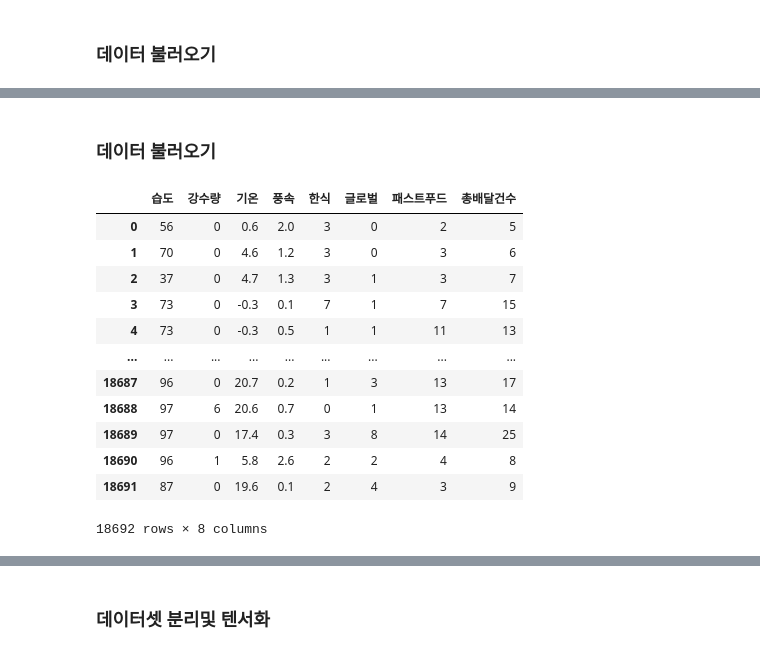
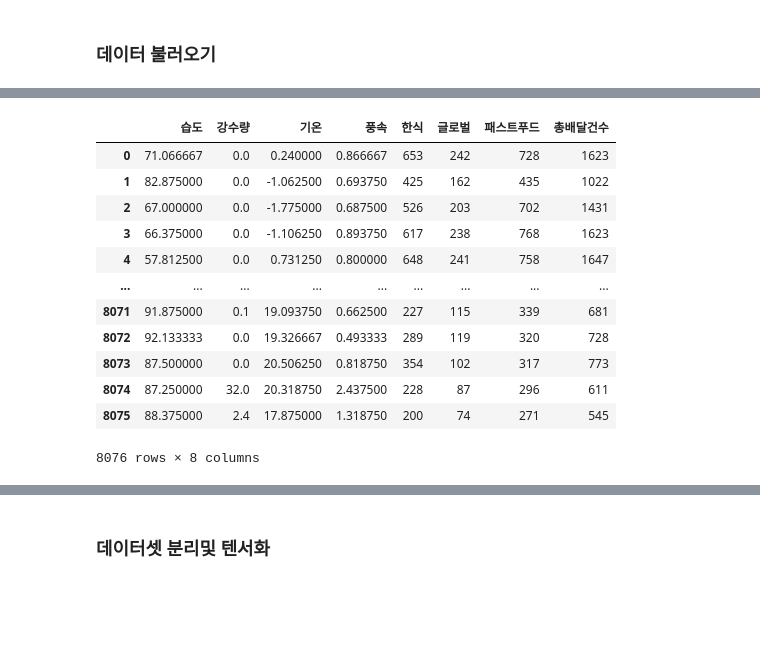
Before and after one commit to angelless00/KDT, a Jupyter notebook: 프로젝트/1024 배달현황/delivery copy.ipynb, the cells around one changed output, grey strips where cells are left out. Drawn from its saved outputs; the diff is of its cells as text; code cells hidden in the pictures; blank space fills up the shorter version.

```diff
--- a/프로젝트/1024 배달현황/delivery copy.ipynb
+++ b/프로젝트/1024 배달현황/delivery copy.ipynb
@@ -116,22 +87,19 @@ deliDF.to_csv('deli4.csv',index=False)
-# %% [markdown]
-### 데이터 불러오기
 # %%
-import pandas as pd
-deliDF=pd.read_csv('deli3.csv')
+deliDF=pd.read_csv('deli.csv')
 deliDF['총배달건수']=deliDF['한식']+deliDF['글로벌']+deliDF['패스트푸드']
 deliDF
 # %% [output]
 |  | 습도 | 강수량 | 기온 | 풍속 | 한식 | 글로벌 | 패스트푸드 | 총배달건수 |
-| 0 | 56 | 0 | 0.6 | 2.0 | 3 | 0 | 2 | 5 |
-| 1 | 70 | 0 | 4.6 | 1.2 | 3 | 0 | 3 | 6 |
-| 2 | 37 | 0 | 4.7 | 1.3 | 3 | 1 | 3 | 7 |
-| 3 | 73 | 0 | -0.3 | 0.1 | 7 | 1 | 7 | 15 |
-| 4 | 73 | 0 | -0.3 | 0.5 | 1 | 1 | 11 | 13 |
+| 0 | 71.066667 | 0.0 | 0.240000 | 0.866667 | 653 | 242 | 728 | 1623 |
+| 1 | 82.875000 | 0.0 | -1.062500 | 0.693750 | 425 | 162 | 435 | 1022 |
+| 2 | 67.000000 | 0.0 | -1.775000 | 0.687500 | 526 | 203 | 702 | 1431 |
+| 3 | 66.375000 | 0.0 | -1.106250 | 0.893750 | 617 | 238 | 768 | 1623 |
+| 4 | 57.812500 | 0.0 | 0.731250 | 0.800000 | 648 | 241 | 758 | 1647 |
 | ... | ... | ... | ... | ... | ... | ... | ... | ... |
-| 18687 | 96 | 0 | 20.7 | 0.2 | 1 | 3 | 13 | 17 |
-| 18688 | 97 | 6 | 20.6 | 0.7 | 0 | 1 | 13 | 14 |
-| 18689 | 97 | 0 | 17.4 | 0.3 | 3 | 8 | 14 | 25 |
-| 18690 | 96 | 1 | 5.8 | 2.6 | 2 | 2 | 4 | 8 |
-| 18691 | 87 | 0 | 19.6 | 0.1 | 2 | 4 | 3 | 9 |
+| 8071 | 91.875000 | 0.1 | 19.093750 | 0.662500 | 227 | 115 | 339 | 681 |
+| 8072 | 92.133333 | 0.0 | 19.326667 | 0.493333 | 289 | 119 | 320 | 728 |
+| 8073 | 87.500000 | 0.0 | 20.506250 | 0.818750 | 354 | 102 | 317 | 773 |
+| 8074 | 87.250000 | 32.0 | 20.318750 | 2.437500 | 228 | 87 | 296 | 611 |
+| 8075 | 88.375000 | 2.4 | 17.875000 | 1.318750 | 200 | 74 | 271 | 545 |
-18692 rows × 8 columns
+8076 rows × 8 columns
 # %%
```
Also changed, not shown: parts of 21 cells of this notebook, 21 other files.
